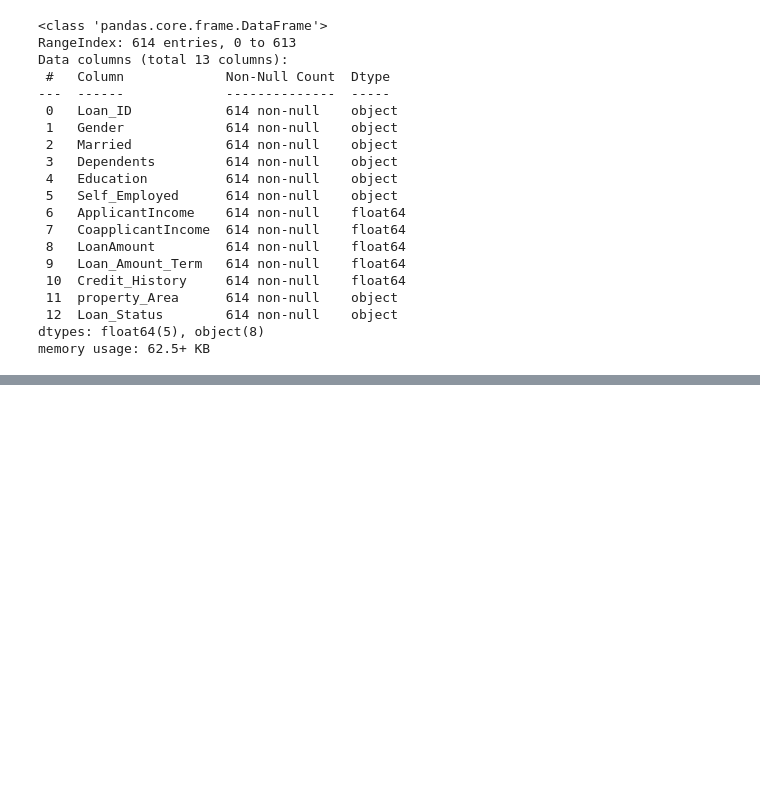
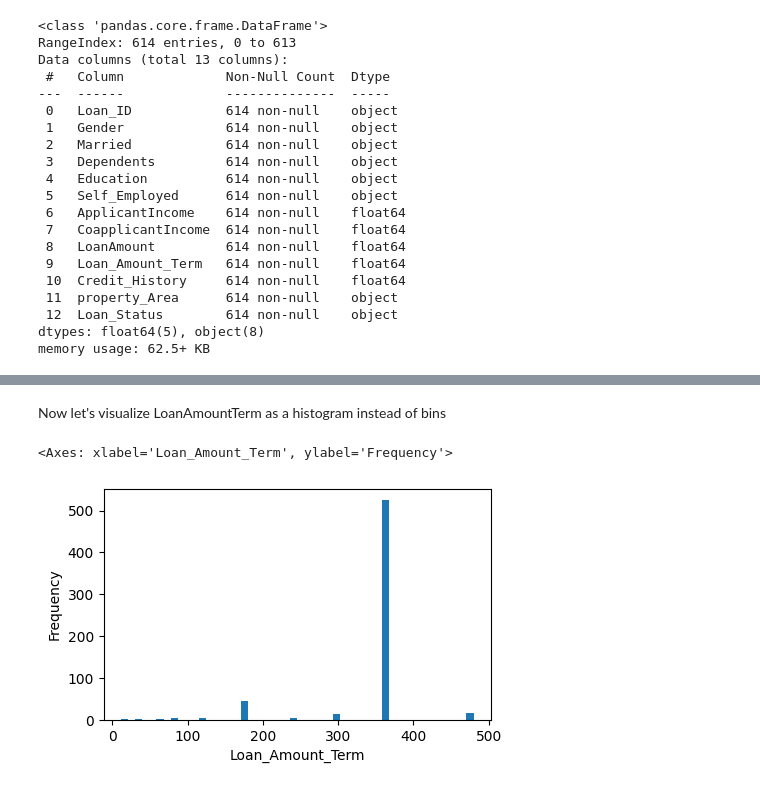
Before and after one commit to LoneCoder21/Loan-Eligibility, a Jupyter notebook: loaneligibility.ipynb, the cells around one changed output, grey strips where cells are left out. Saved outputs shown, nothing was run; the diff lists cells and outputs as text; code cells hidden in the pictures; blank space fills up the shorter version.

```diff
--- a/loaneligibility.ipynb
+++ b/loaneligibility.ipynb
@@ -236,0 +285,8 @@ memory usage: 62.5+ KB
+# %% [markdown]
+Now let's visualize LoanAmountTerm as a histogram instead of bins
+# %%
+fig, axes = plt.subplots(1, 1, figsize=(5, 3))
+data['Loan_Amount_Term'].plot(kind='hist',bins=50, xlabel="Loan_Amount_Term",ax=axes)
+# %% [output]
+<Axes: xlabel='Loan_Amount_Term', ylabel='Frequency'>
+[figure, added]
```
Also changed, not shown: parts of 16 cells of this notebook.
